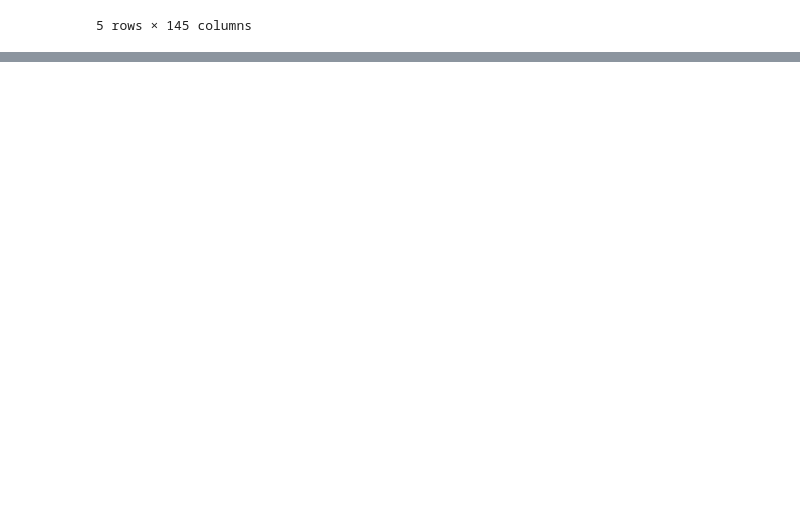
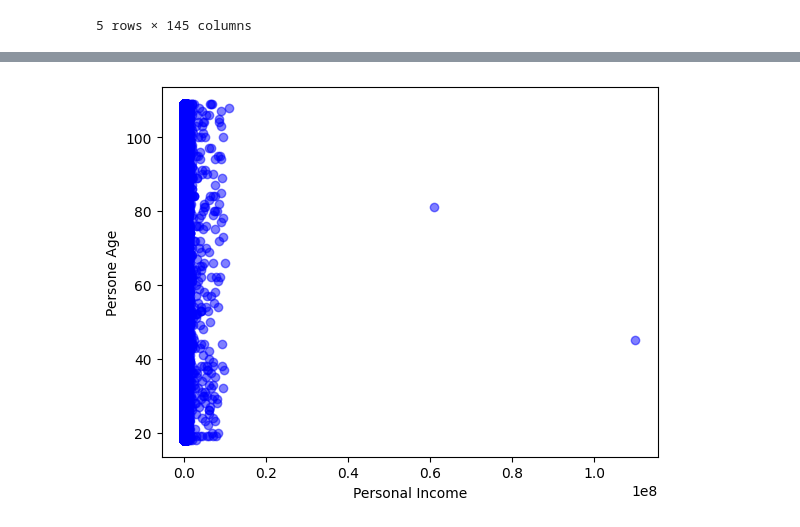
Before and after one commit to snehalsreedhar/Credit-Risk-Scoring, a Jupyter notebook: lc_loan.ipynb, the cells around one changed output, grey strips where cells are left out. Cells and saved outputs as stored; diff of their text form; code cells hidden in the pictures; blank space fills up the shorter version.

```diff
--- a/lc_loan.ipynb
+++ b/lc_loan.ipynb
@@ -45,0 +90,8 @@ See the caveats in the documentation: https://pandas.pydata.org/pandas-docs/stab
+# %%
+# Plot a scatter plot of income against age
+plt.scatter(loan_df['person_income'], loan_df['person_age'],c='blue', alpha=0.5)
+plt.xlabel('Personal Income')
+plt.ylabel('Persone Age')
+plt.show()
+# %% [output]
+[figure, added]
```
Also changed, not shown: parts of 15 cells of this notebook.
